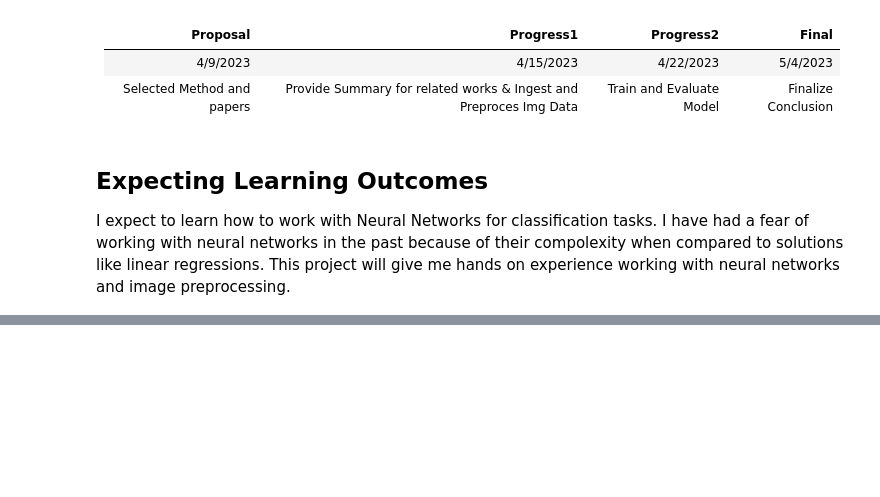
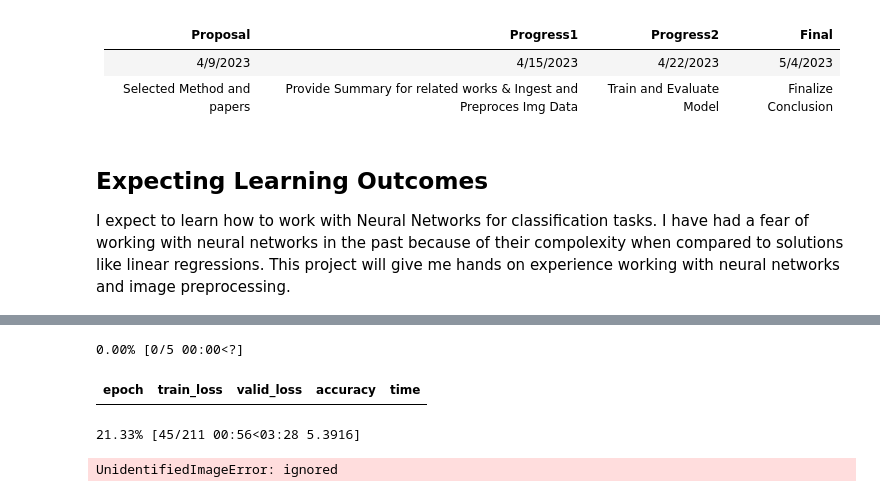
Before and after one commit to kwainright/5156-project, a Jupyter notebook: KalebWainright-Proposal.ipynb, the cells around one changed output, grey strips where cells are left out. Saved outputs shown, nothing was run; the diff lists cells and outputs as text; code cells hidden in the pictures; blank space fills up the shorter version.

```diff
--- a/KalebWainright-Proposal.ipynb
+++ b/KalebWainright-Proposal.ipynb
@@ -56,0 +135,17 @@ I expect to learn how to work with Neural Networks for classification tasks. I h
+# %%
+from fastai.vision.all import *
+from fastai.data.all import *
+
+valid_split = .2
+seed = 1
+data_block = ImageBlock(cls=PILImageBW)
+target_block = CategoryBlock()
+
+trn_mnist_db = DataBlock(blocks=(data_block, target_block),
+                         get_items=get_image_files,
+                         splitter=RandomSplitter(valid_pct=valid_split, seed=seed),
+                         get_y=parent_label
+                        )
+# %%
+batch_size = 256
+trn_vld_dls = trn_mnist_db.dataloaders(train_path, bs=batch_size)
@@ -56,0 +170,17 @@ I expect to learn how to work with Neural Networks for classification tasks. I h
+# %%
+model = nn.Sequential(
+    nn.Flatten(),
+    nn.Linear(in_features=10000, out_features=64),
+    nn.Dropout(p=.25),
+    nn.ReLU(),
+    nn.Linear(in_features=64, out_features=64),
+    nn.Dropout(p=.25),
+    nn.ReLU(),
+    nn.Linear(in_features=64, out_features=131),
+    nn.LogSoftmax(dim=1)
+).to(device)
+
+# TODO 2
+nll_loss = nn.NLLLoss()
+
+learn = Learner(trn_vld_dls, model, opt_func=Adam, loss_func=nll_loss, metrics=accuracy)
@@ -56,0 +208,9 @@ I expect to learn how to work with Neural Networks for classification tasks. I h
+# %%
+learn = Learner(trn_vld_dls, model, opt_func=Adam, loss_func=nll_loss, metrics=accuracy)
+# %%
+learn.fit(n_epoch=5, lr=0.01)
+# %% [output]
+0.00% [0/5 00:00<?]
+| epoch | train_loss | valid_loss | accuracy | time |
+21.33% [45/211 00:56<03:28 5.3916]
+UnidentifiedImageError: ignored
```
Also changed, not shown: parts of 13 cells of this notebook.
